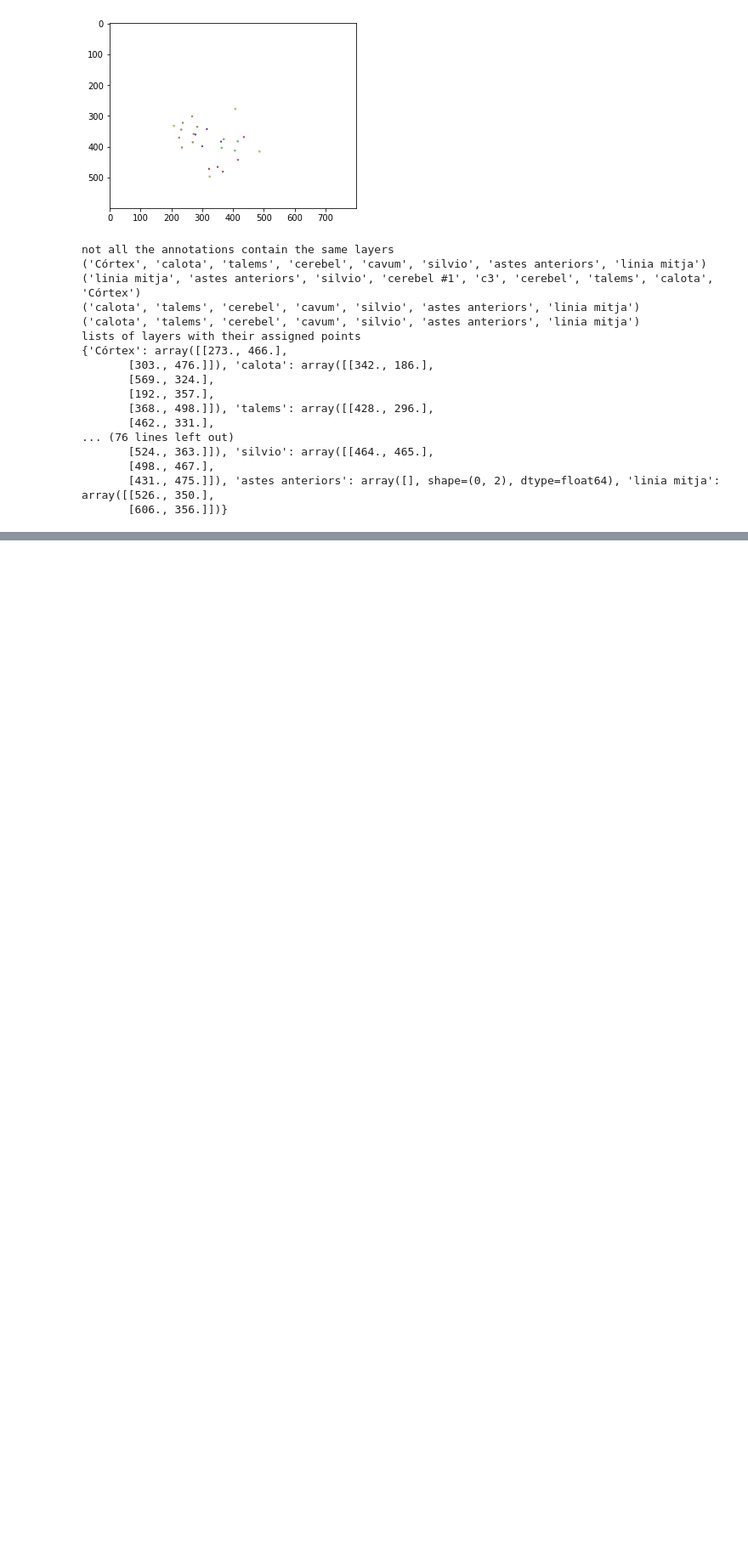
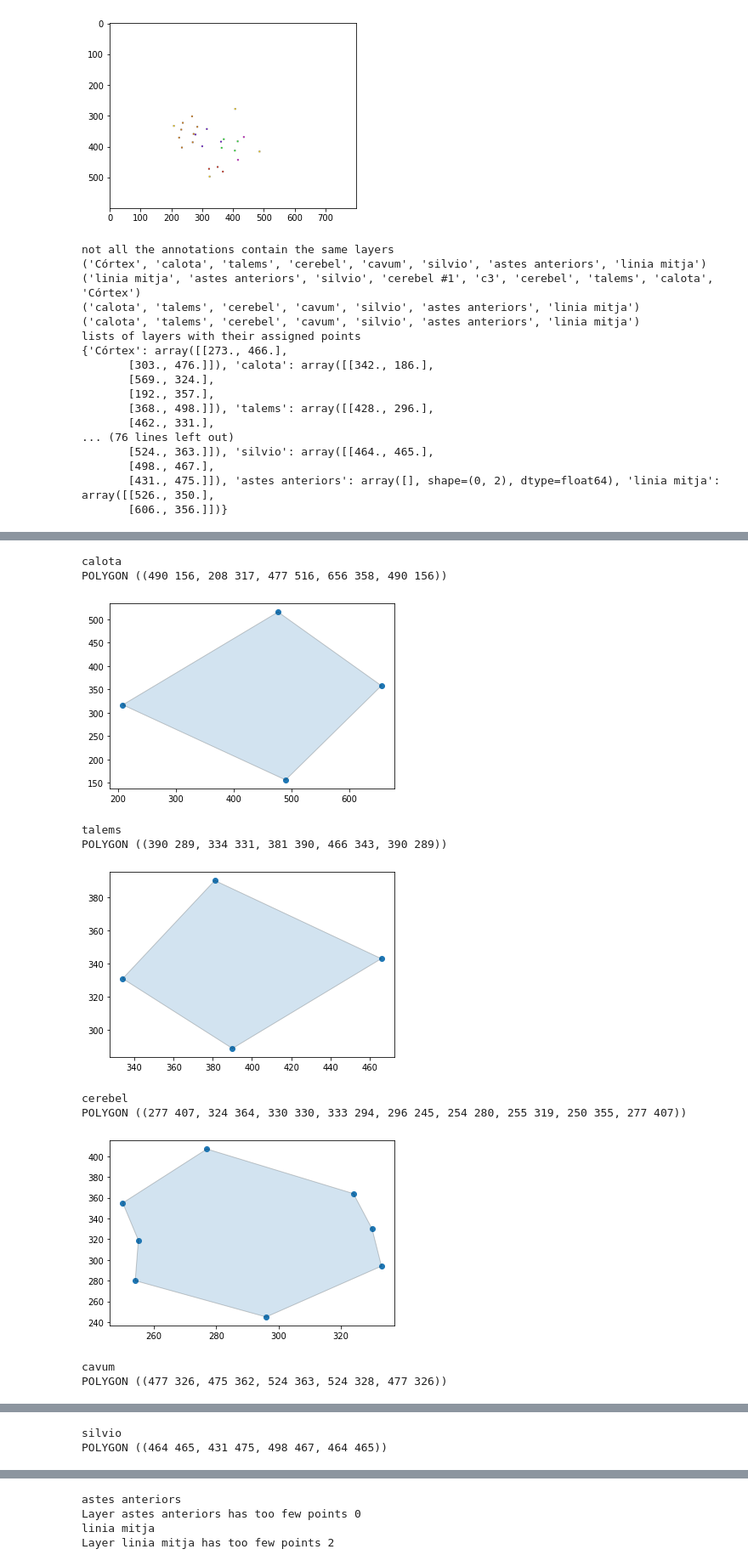
Before and after one commit to marianocabezas/fetal-brain, a Jupyter notebook: pointManipulation.ipynb, the cells around one changed output, grey strips where cells are left out. Shown at 85% size. Saved outputs shown, nothing was run; the diff lists cells and outputs as text; code cells hidden in the pictures; blank space fills up the shorter version.

Commit message:
Adding polygon metrics

```diff
--- a/pointManipulation.ipynb
+++ b/pointManipulation.ipynb
@@ -213,9 +255,8 @@ for lay in aDict.keys():
         # retrieve points
         set1 = aDict[lay]
         set2 = anotherDict[lay]
-        dist = bottleneck(set1,set2)
-        #dist = hausdorff(set1,set2)
-        #dist = avEUC(set1,set2)
-
-        print("Distance computed for layer "+str(lay)+" : "+str(dist))
+        distances = [bottleneck, hausdorff,avEUC]
+        for distance in distances:
+            dist = distance(set1,set2)
+            print("Distance "+str(distance)+" computed for layer "+str(lay)+" : "+str(dist))
 # %% [output]
@@ -228,0 +280,35 @@ Distance computed for layer linia mitja : 164.15499540906967
+# %%
+# Compute the concave and convex hulls of a data set
+aDict = dict4
+# Retrieve all layers
+for lay in aDict.keys():
+    #for every layer, get its points
+    aPointSet = aDict[lay]
+    print(lay)
+    #if we don't have at least 3 points we cannot compute anything
+    if len(aPointSet) > 2 :
+        # compute convex or concave hull depending on how many points we have
+        if len(aPointSet) > 5:
+            hull = concave_hull(aPointSet,0.02)
+        else:
+            hull = concave_hull(aPointSet,0)
+        fig, ax = plt.subplots()
+        ax.scatter(*zip(*aPointSet))
+        print(hull)
+        ax.add_patch(PolygonPatch(hull,alpha = 0.2))
+        plt.savefig(lay+".png")
+        plt.show()
+    else:
+        print("Layer "+lay+" has too few points "+str(len(aPointSet)))
+# %% [output]
+calota
+POLYGON ((490 156, 208 317, 477 516, 656 358, 490 156))
+[figure, added]
+talems
+POLYGON ((390 289, 334 331, 381 390, 466 343, 390 289))
+[figure, added]
+cerebel
+POLYGON ((277 407, 324 364, 330 330, 333 294, 296 245, 254 280, 255 319, 250 355, 277 407))
+[figure, added]
+cavum
+POLYGON ((477 326, 475 362, 524 363, 524 328, 477 326))
@@ -228,0 +316,2 @@ Distance computed for layer linia mitja : 164.15499540906967
+silvio
+POLYGON ((464 465, 431 475, 498 467, 464 465))
@@ -228,0 +319,4 @@ Distance computed for layer linia mitja : 164.15499540906967
+astes anteriors
+Layer astes anteriors has too few points 0
+linia mitja
+Layer linia mitja has too few points 2
```
Also changed, not shown: parts of 7 cells of this notebook.
